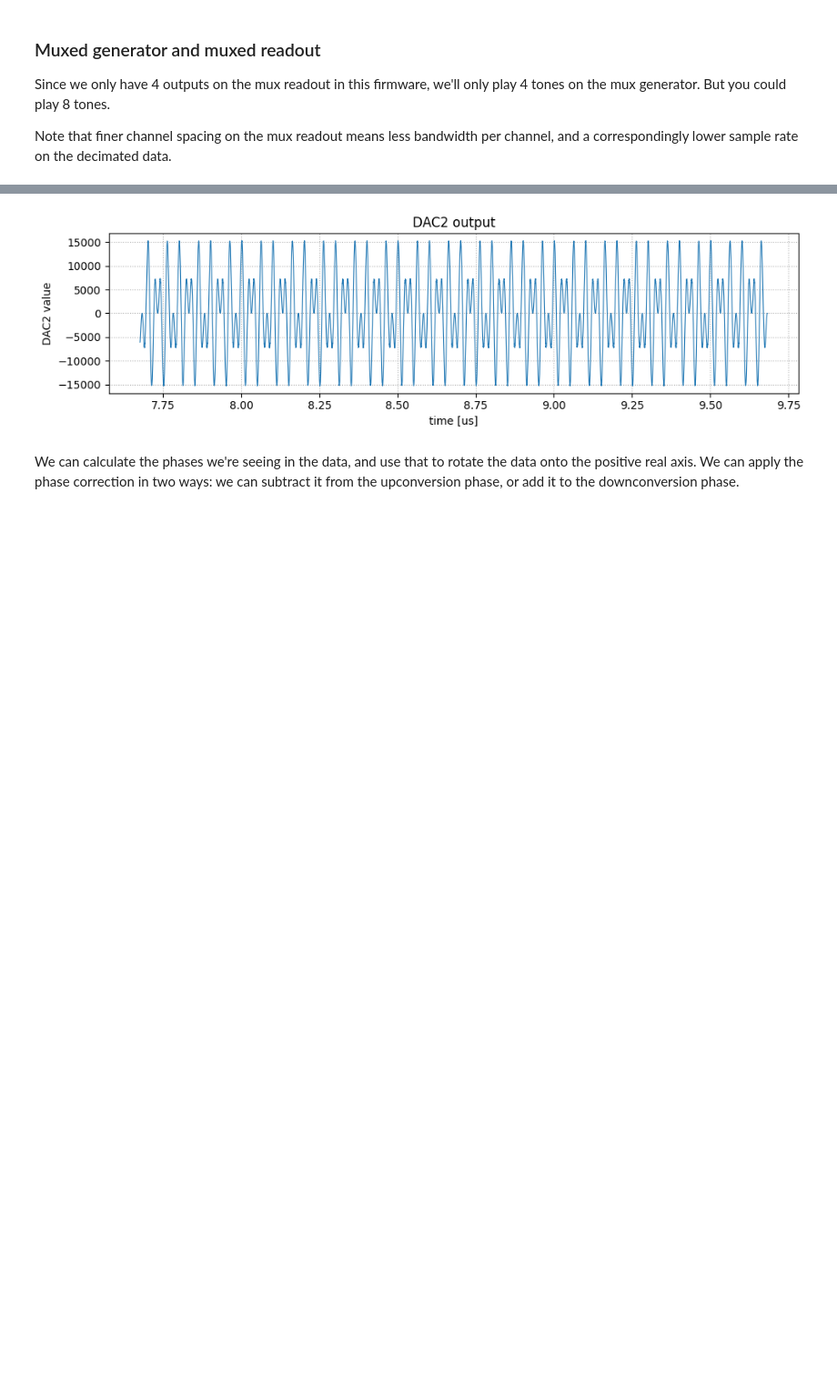
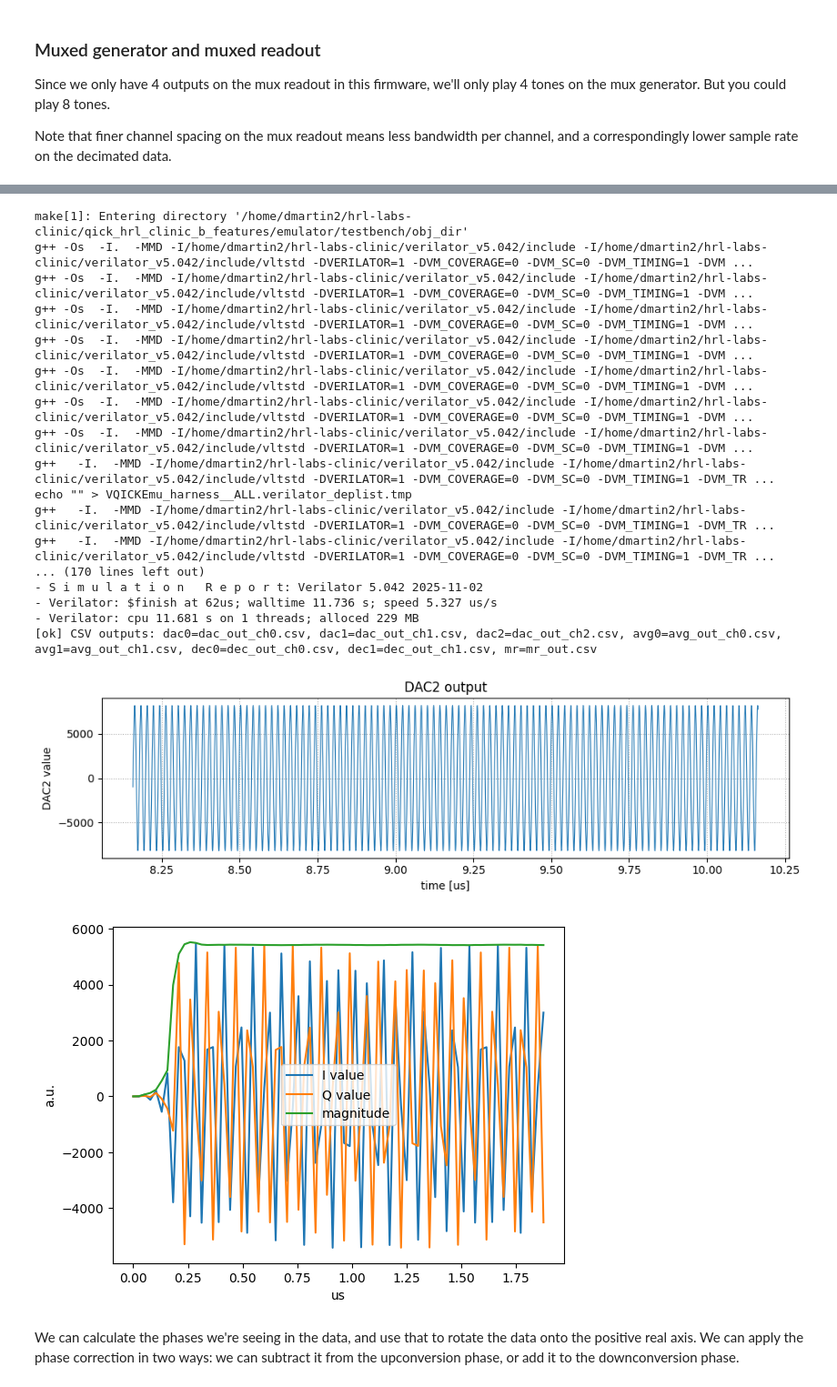
Before and after one commit to openquantumhardware/qick, a Jupyter notebook: emulator/notebooks/01_gens-and-readouts.ipynb, the cells around one changed output, grey strips where cells are left out. Shown at 91% size. Drawn from its saved outputs; the diff is of its cells as text; code cells hidden in the pictures; blank space fills up the shorter version.

```diff
--- a/emulator/notebooks/01_gens-and-readouts.ipynb
+++ b/emulator/notebooks/01_gens-and-readouts.ipynb
@@ -163,7 +163,8 @@ FSMUXGEN_CH = 2
 # MIXMUXGEN_CH = 4
 
 DYNRO_CH = 0
-MUXRO_CH = [2,3,4,5]
+# MUXRO_CH = [2,3,4,5]
+MUXRO_CH = [2]
 STDRO_CH = 6
 FASTDYNRO_CH = 1
 # %% [markdown]
@@ -181,9 +182,9 @@ class MuxProgram(AveragerProgramV2):
                          mux_freqs=cfg['pulse_freqs'],
                          mux_gains=cfg['pulse_gains'],
                          mux_phases=cfg['pulse_phases'])
-        # for ch, f, ph in zip(cfg['ro_chs'], cfg['pulse_freqs'], cfg['ro_phases']):
-        #     self.declare_readout(ch=ch, length=cfg['ro_len'], freq=f, phase=ph, gen_ch=gen_ch)
-        self.declare_readout(ch=ro_chs[0], length=cfg['ro_len'])
+        for ch, f, ph in zip(cfg['ro_chs'], cfg['pulse_freqs'], cfg['ro_phases']):
+            self.declare_readout(ch=ch, length=cfg['ro_len'], freq=f, phase=ph, gen_ch=gen_ch)
+        # self.declare_readout(ch=ro_chs[0], length=cfg['ro_len'])
 
         self.add_pulse(ch=gen_ch, name="mymux",
                        style="const",
@@ -197,8 +198,8 @@ class MuxProgram(AveragerProgramV2):
         self.pulse(ch=cfg['gen_ch'], name="mymux", t=0)
 
 config = {'gen_ch': FSMUXGEN_CH,
-          'ro_chs': [DYNRO_CH],
-          'pulse_freqs': [50, 30, 0, 0],
+          'ro_chs': MUXRO_CH,
+          'pulse_freqs': [50, 0, 0, 0],
           'pulse_gains': [1.0]*4,
           'pulse_phases': [0.0]*4,
           'ro_phases': [0.0]*4,
@@ -214,14 +215,14 @@ OUT = ARTIFACTS_ROOT / 'MuxProgram'
 OUT.mkdir(parents=True, exist_ok=True)
 print(f'Artifacts -> {OUT}')
 
-soc = soc.prepare_emu(memdir=OUT, build=True, trace=False, verbose=False)
+soc = soc.prepare_emu(memdir=OUT, build=True, trace=True, verbose=True)
 
 iq_list = prog.acquire_decimated(soc, rounds=1)
 t = prog.get_time_axis(ro_index=0)
 
 QICKEmu_plot_dac2(soc, OUT)
 
-## TODO: there's no mux readout support yet
+# # TODO: there's no mux readout support yet
 # fig, axes = plt.subplots(len(config['ro_chs']), 1, figsize=(12,12))
 # for i, ch in enumerate(config['ro_chs']):
 #     plot = axes[i]
@@ -231,5 +232,12 @@ QICKEmu_plot_dac2(soc, OUT)
 #     plot.legend()
 #     plot.set_ylabel("a.u.")
 #     plot.set_xlabel("us");
+
+plt.plot(t, iq_list[0][:,0], label="I value")
+plt.plot(t, iq_list[0][:,1], label="Q value")
+plt.plot(t, np.abs(iq_list[0].dot([1,1j])), label="magnitude")
+plt.legend()
+plt.ylabel("a.u.")
+plt.xlabel("us");
 # %% [output]
 Artifacts -> /home/dmartin2/hrl-labs-clinic/qick_hrl_clinic_b_features/emulator/artifacts/01_gens-and-readouts/MuxProgram
@@ -237,4 +263,22 @@ Artifacts -> /home/dmartin2/hrl-labs-clinic/qick_hrl_clinic_b_features/emulator/
+make[1]: Entering directory '/home/dmartin2/hrl-labs-clinic/qick_hrl_clinic_b_features/emulator/testbench/obj_dir'
+g++ -Os  -I.  -MMD -I/home/dmartin2/hrl-labs-clinic/verilator_v5.042/include -I/home/dmartin2/hrl-labs-clinic/verilator_v5.042/include/vltstd -DVERILATOR=1 -DVM_COVERAGE=0 -DVM_SC=0 -DVM_TIMING=1 -DVM ...
+g++ -Os  -I.  -MMD -I/home/dmartin2/hrl-labs-clinic/verilator_v5.042/include -I/home/dmartin2/hrl-labs-clinic/verilator_v5.042/include/vltstd -DVERILATOR=1 -DVM_COVERAGE=0 -DVM_SC=0 -DVM_TIMING=1 -DVM ...
+g++ -Os  -I.  -MMD -I/home/dmartin2/hrl-labs-clinic/verilator_v5.042/include -I/home/dmartin2/hrl-labs-clinic/verilator_v5.042/include/vltstd -DVERILATOR=1 -DVM_COVERAGE=0 -DVM_SC=0 -DVM_TIMING=1 -DVM ...
+g++ -Os  -I.  -MMD -I/home/dmartin2/hrl-labs-clinic/verilator_v5.042/include -I/home/dmartin2/hrl-labs-clinic/verilator_v5.042/include/vltstd -DVERILATOR=1 -DVM_COVERAGE=0 -DVM_SC=0 -DVM_TIMING=1 -DVM ...
+g++ -Os  -I.  -MMD -I/home/dmartin2/hrl-labs-clinic/verilator_v5.042/include -I/home/dmartin2/hrl-labs-clinic/verilator_v5.042/include/vltstd -DVERILATOR=1 -DVM_COVERAGE=0 -DVM_SC=0 -DVM_TIMING=1 -DVM ...
+g++ -Os  -I.  -MMD -I/home/dmartin2/hrl-labs-clinic/verilator_v5.042/include -I/home/dmartin2/hrl-labs-clinic/verilator_v5.042/include/vltstd -DVERILATOR=1 -DVM_COVERAGE=0 -DVM_SC=0 -DVM_TIMING=1 -DVM ...
+g++ -Os  -I.  -MMD -I/home/dmartin2/hrl-labs-clinic/verilator_v5.042/include -I/home/dmartin2/hrl-labs-clinic/verilator_v5.042/include/vltstd -DVERILATOR=1 -DVM_COVERAGE=0 -DVM_SC=0 -DVM_TIMING=1 -DVM ...
+g++   -I.  -MMD -I/home/dmartin2/hrl-labs-clinic/verilator_v5.042/include -I/home/dmartin2/hrl-labs-clinic/verilator_v5.042/include/vltstd -DVERILATOR=1 -DVM_COVERAGE=0 -DVM_SC=0 -DVM_TIMING=1 -DVM_TR ...
+echo "" > VQICKEmu_harness__ALL.verilator_deplist.tmp
+g++   -I.  -MMD -I/home/dmartin2/hrl-labs-clinic/verilator_v5.042/include -I/home/dmartin2/hrl-labs-clinic/verilator_v5.042/include/vltstd -DVERILATOR=1 -DVM_COVERAGE=0 -DVM_SC=0 -DVM_TIMING=1 -DVM_TR ...
+g++   -I.  -MMD -I/home/dmartin2/hrl-labs-clinic/verilator_v5.042/include -I/home/dmartin2/hrl-labs-clinic/verilator_v5.042/include/vltstd -DVERILATOR=1 -DVM_COVERAGE=0 -DVM_SC=0 -DVM_TIMING=1 -DVM_TR ...
+... (170 lines left out)
+- S i m u l a t i o n   R e p o r t: Verilator 5.042 2025-11-02
+- Verilator: $finish at 62us; walltime 11.736 s; speed 5.327 us/s
+- Verilator: cpu 11.681 s on 1 threads; alloced 229 MB
+[ok] CSV outputs: dac0=dac_out_ch0.csv, dac1=dac_out_ch1.csv, dac2=dac_out_ch2.csv, avg0=avg_out_ch0.csv, avg1=avg_out_ch1.csv, dec0=dec_out_ch0.csv, dec1=dec_out_ch1.csv, mr=mr_out.csv
-[figure, old version]
+[figure, new version]
+[figure, added]
 # %%
 class MuxProgram(AveragerProgramV2):
     def _initialize(self, cfg):
```
Also changed, not shown: parts of 2 cells of this notebook, 4 other files.
